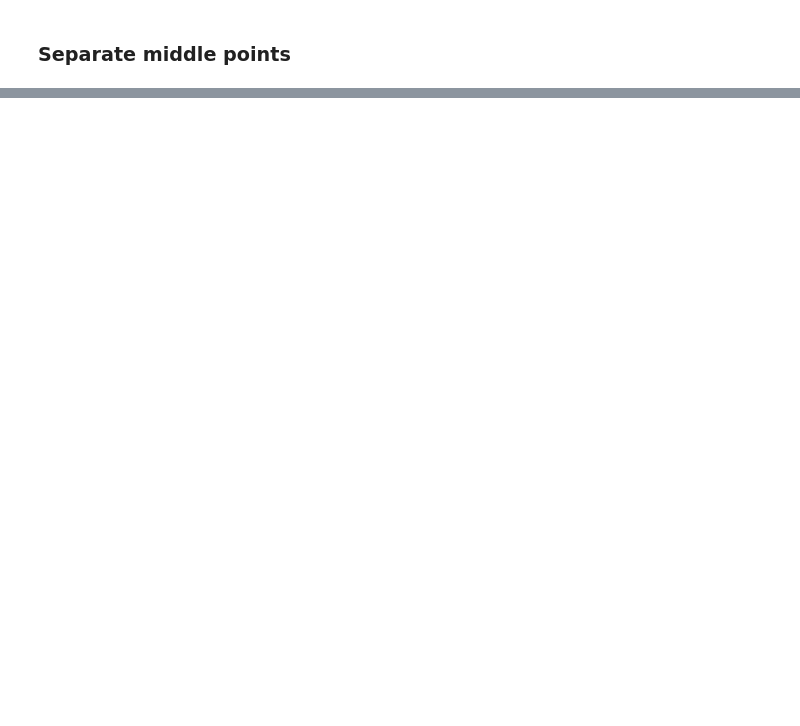
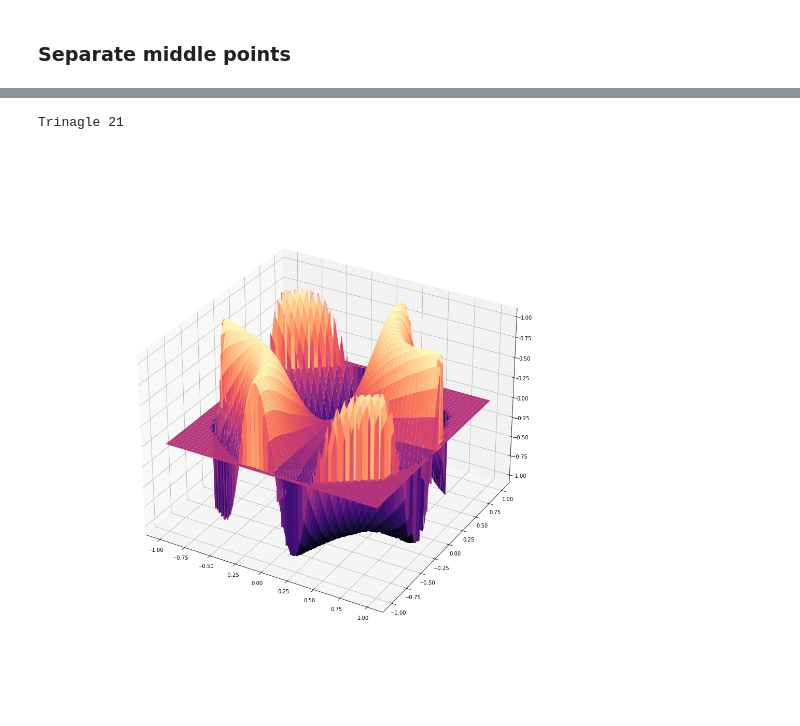
Before and after one commit to kamosevoyan/Diploma_work, a Jupyter notebook: Notebooks/Argyris_basis_implementation_benchmark.ipynb, the cells around one changed output, grey strips where cells are left out. Drawn from its saved outputs; the diff is of its cells as text; code cells hidden in the pictures; blank space fills up the shorter version.

```diff
--- a/Notebooks/Argyris_basis_implementation_benchmark.ipynb
+++ b/Notebooks/Argyris_basis_implementation_benchmark.ipynb
@@ -514,17 +425,19 @@ for point_index, point in enumerate(points):
 # %%
-mz = np.zeros_like(mx)
+interpolation = np.zeros_like(mx)
+original = np.zeros_like(mx)
 
 points_ = np.stack((mx, my)).transpose(1, 2, 0)
 
-arg = (x_1, x_2, x_3, y_1, y_2, y_3)
+for idx, triangle in enumerate(triangles):
 
-for idx, (p_idx, __t_points__) in enumerate(zip(triangles, triangles_s)):
     print(f"\rTrinagle {idx}", end="", sep="")
 
-    t_points = __t_points__[:3, :].copy()
+    CURRENT_BASIS, p_idx = transform_basis(points, triangles, idx)
 
-    a = t_points[0] - t_points[1]
-    b = t_points[0] - t_points[2]
+    t_points = points[p_idx][:3]
+
+    a = t_points[1] - t_points[0]
+    b = t_points[2] - t_points[0]
 
     areas = np.abs(a[0] * b[1] - a[1] * b[0])
 
@@ -537,12 +450,10 @@ for idx, (p_idx, __t_points__) in enumerate(zip(triangles, triangles_s)):
     area3 = np.abs(b[..., 0] * c[..., 1] - b[..., 1] * c[..., 0])
     indices = np.where(np.isclose((area1 + area2 + area3), areas))
 
-
-    CURRENT_BASIS = transform_basis(idx, t_points)
-
     on_1 = sympy.Float(0)
     on_2 = sympy.Float(0)
     on_3 = sympy.Float(0)
+
 
     #   U
     on_1 += CURRENT_BASIS[0] * test_fn_vals[p_idx[0]][0]
@@ -575,9 +486,23 @@ for idx, (p_idx, __t_points__) in enumerate(zip(triangles, triangles_s)):
     on_3 += CURRENT_BASIS[17] * test_fn_vals[p_idx[2]][5]
 
     #   U_n
-    on_1 += CURRENT_BASIS[18] * test_fn_vals[p_idx[3]][6]
-    on_2 += CURRENT_BASIS[19] * test_fn_vals[p_idx[4]][6]
-    on_3 += CURRENT_BASIS[20] * test_fn_vals[p_idx[5]][6]
+    t1 = t_points[2] - t_points[1]
+    t1 = t1 / np.linalg.norm(t1)
+    n1 = rot @ t1
+    t2 = t_points[2] - t_points[0]
+    t2 = t2 / np.linalg.norm(t2)
+    n2 = rot @ t2
+    t3 = t_points[1] - t_points[0]
+    t3 = t3 / np.linalg.norm(t3)
+    n3 = rot @ t3
+
+    AAA = n1[0]*sympy.lambdify((x, y), test_fn_x)(*points[p_idx[3]]) + n1[1]*sympy.lambdify((x, y), test_fn_y)(*points[p_idx[3]])
+    BBB = n2[0]*sympy.lambdify((x, y), test_fn_x)(*points[p_idx[4]]) + n2[1]*sympy.lambdify((x, y), test_fn_y)(*points[p_idx[4]])
+    CCC = n3[0]*sympy.lambdify((x, y), test_fn_x)(*points[p_idx[5]]) + n3[1]*sympy.lambdify((x, y), test_fn_y)(*points[p_idx[5]])
+
+    on_1 += CURRENT_BASIS[18] * AAA
+    on_2 += CURRENT_BASIS[19] * BBB
+    on_3 += CURRENT_BASIS[20] * CCC
 
     total = on_1 + on_2 + on_3
 
@@ -588,11 +513,15 @@ for idx, (p_idx, __t_points__) in enumerate(zip(triangles, triangles_s)):
     if isinstance(MZ, (int, float)):
         MZ = np.zeros_like(mx) + MZ
 
-    mz[indices] = MZ[indices]
+    interpolation[indices] = MZ[indices]
+    original[indices] = sympy.lambdify((x, y), test_fn)(mx, my)[indices]
+# %% [output]
+Trinagle 21
 # %%
 %matplotlib widget
 fig = plt.figure(figsize=(15, 15))
 ax = plt.axes(projection="3d")
-ax.plot_surface(mx, my, mz, cmap="magma")
-# ax.set_box_aspect((np.ptp(mx), np.ptp(my), 50*np.ptp(mz)))
+ax.plot_surface(mx, my, interpolation, cmap="magma")
 plt.show()
+# %% [output]
+[figure, added]
```
Also changed, not shown: parts of 23 cells of this notebook, 21 other files.
